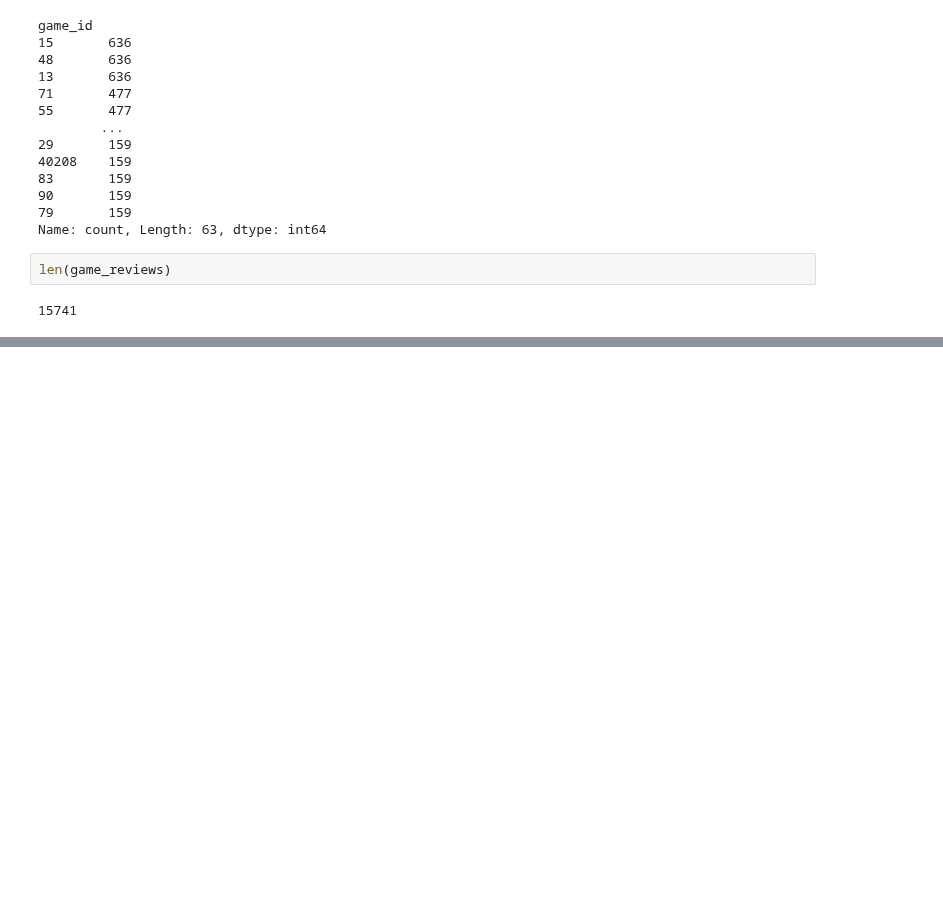
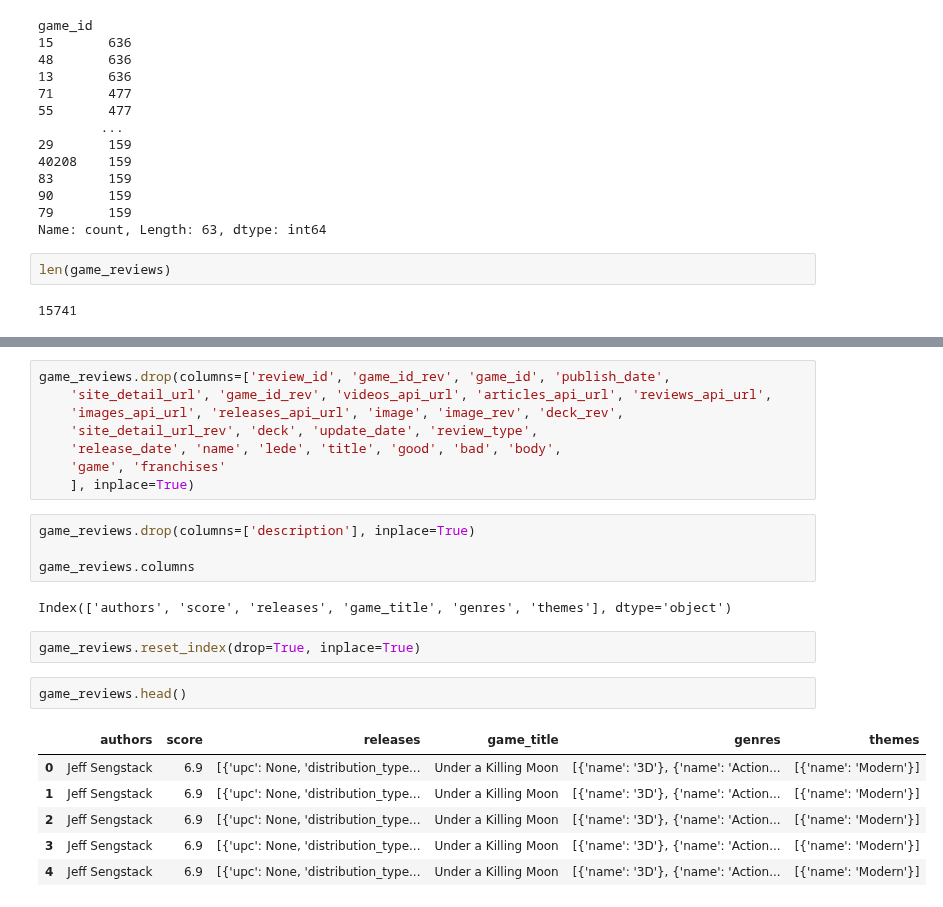
Before and after one commit to professav/Project-2, a Jupyter notebook: gamespot.ipynb, the cells around one changed output, grey strips where cells are left out. Saved outputs shown, nothing was run; the diff lists cells and outputs as text; blank space fills up the shorter version.

```diff
--- a/gamespot.ipynb
+++ b/gamespot.ipynb
@@ -225,0 +239,25 @@ len(game_reviews)
+# %%
+game_reviews.drop(columns=['review_id', 'game_id_rev', 'game_id', 'publish_date',
+    'site_detail_url', 'game_id_rev', 'videos_api_url', 'articles_api_url', 'reviews_api_url',
+    'images_api_url', 'releases_api_url', 'image', 'image_rev', 'deck_rev',
+    'site_detail_url_rev', 'deck', 'update_date', 'review_type',
+    'release_date', 'name', 'lede', 'title', 'good', 'bad', 'body',
+    'game', 'franchises'
+    ], inplace=True)
+# %%
+game_reviews.drop(columns=['description'], inplace=True)
+
+game_reviews.columns
+# %% [output]
+Index(['authors', 'score', 'releases', 'game_title', 'genres', 'themes'], dtype='object')
+# %%
+game_reviews.reset_index(drop=True, inplace=True)
+# %%
+game_reviews.head()
+# %% [output]
+|  | authors | score | releases | game_title | genres | themes |
+| 0 | Jeff Sengstack | 6.9 | [{'upc': None, 'distribution_type... | Under a Killing Moon | [{'name': '3D'}, {'name': 'Action... | [{'name': 'Modern'}] |
+| 1 | Jeff Sengstack | 6.9 | [{'upc': None, 'distribution_type... | Under a Killing Moon | [{'name': '3D'}, {'name': 'Action... | [{'name': 'Modern'}] |
+| 2 | Jeff Sengstack | 6.9 | [{'upc': None, 'distribution_type... | Under a Killing Moon | [{'name': '3D'}, {'name': 'Action... | [{'name': 'Modern'}] |
+| 3 | Jeff Sengstack | 6.9 | [{'upc': None, 'distribution_type... | Under a Killing Moon | [{'name': '3D'}, {'name': 'Action... | [{'name': 'Modern'}] |
+| 4 | Jeff Sengstack | 6.9 | [{'upc': None, 'distribution_type... | Under a Killing Moon | [{'name': '3D'}, {'name': 'Action... | [{'name': 'Modern'}] |
```
Also changed, not shown: parts of 16 cells of this notebook.
